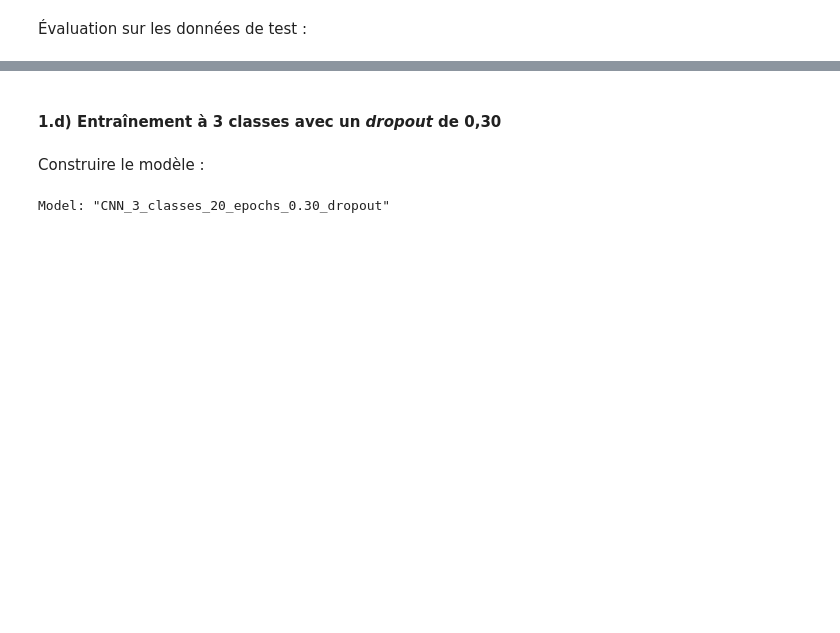
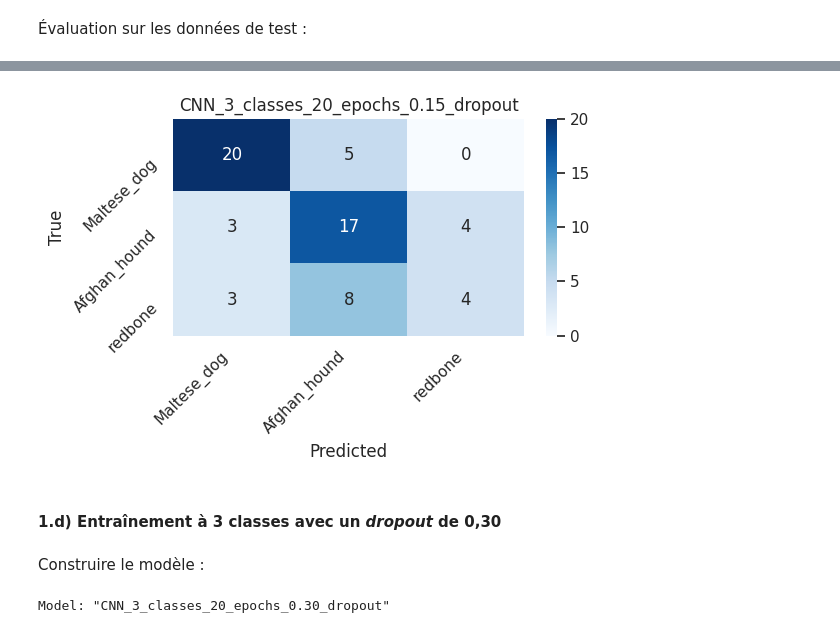
Before and after one commit to kirisakow/oc-dogs-cv-dl, a Jupyter notebook: ISAKOV_Kiril_2_notebook_model_from_scratch_032026.ipynb, the cells around one changed output, grey strips where cells are left out. Cells and saved outputs as stored; diff of their text form; code cells hidden in the pictures; blank space fills up the shorter version.

```diff
--- a/ISAKOV_Kiril_2_notebook_model_from_scratch_032026.ipynb
+++ b/ISAKOV_Kiril_2_notebook_model_from_scratch_032026.ipynb
@@ -526,4 +531,5 @@ Skipping registering GPU devices...
 # %%
 logr.info(f"Évaluation sur les données de test :")
 logr.info(f"loss, accuracy = {model.evaluate(test_seq)}")
+plot_confusion_matrix(model, test_seq, test_seq.labels, breed_labels_dict.values(), title=f'{experiment_name}')
 # %% [output]
@@ -533,3 +540,4 @@ logr.info(f"loss, accuracy = {model.evaluate(test_seq)}")
+[figure, added]
 # %% [markdown]
 #### 1.d) Entraînement à 3 classes avec un *dropout* de 0,30
 # %%
```
Also changed, not shown: parts of 24 cells of this notebook, 1 other file.
